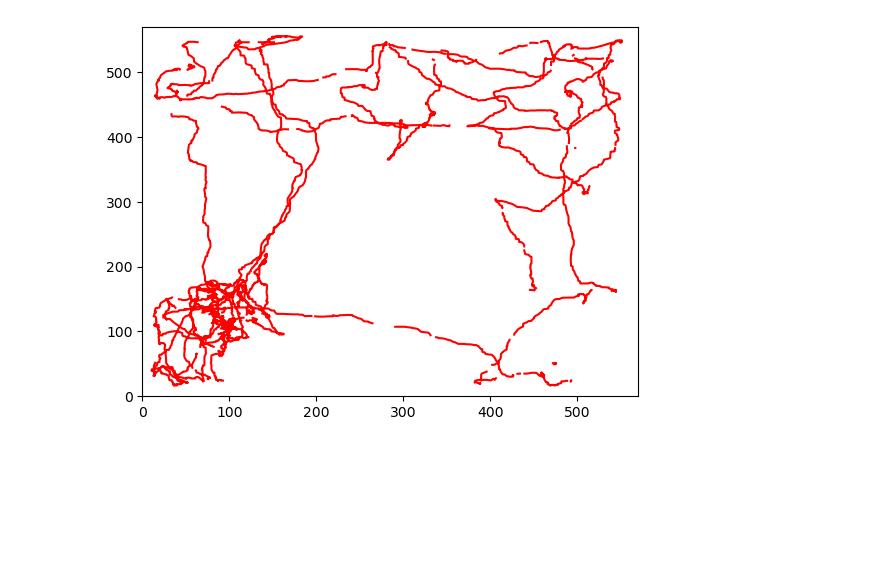
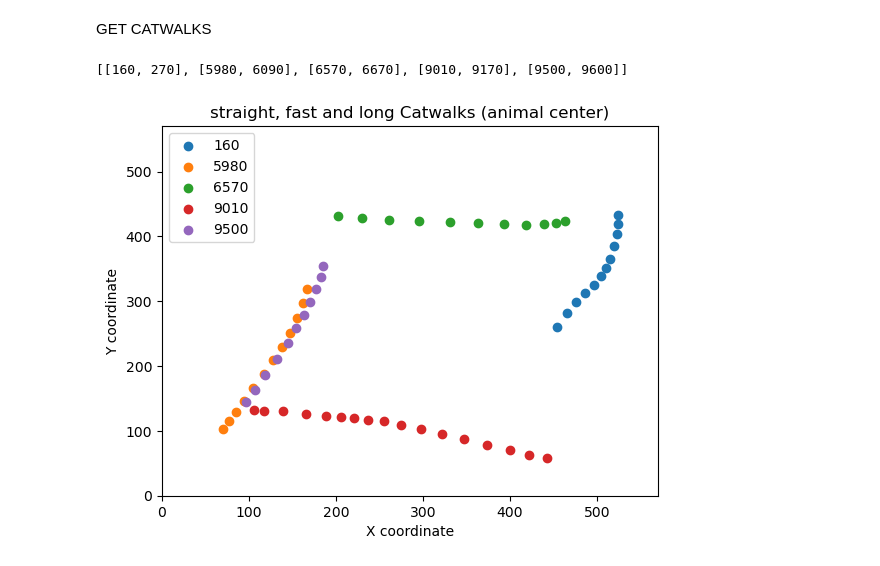
Before and after one commit to NFLandgraf/NFCyber, a Jupyter notebook: GaitAnalysis/analysis.ipynb, the cells around one changed output. Drawn from its saved outputs; the diff is of its cells as text; code cells hidden in the pictures; blank space fills up the shorter version.

```diff
--- a/GaitAnalysis/analysis.ipynb
+++ b/GaitAnalysis/analysis.ipynb
@@ -68,8 +44,0 @@ frames
-# %%
-plt.plot(df['snout_x'], df['snout_y'], color='r')
-plt.xlim(0, x_pixel)
-plt.ylim(0, y_pixel)
-
-plt.show()
-# %% [output]
-[figure, removed]
@@ -75,0 +67,70 @@ plt.show()
+# %% [markdown]
+GET CATWALKS
+# %%
+df_crop = df.iloc[::10]      # only includes every kth row to reduce noise
+min_vector_lengh = 10
+max_angle_diff = 0.15
+min_catwalk_length = 100
+
+
+# get stable position of the animal
+def animal_position(df):
+    # choose bodyparts that are always tracked and take the mean of them per row to have a stable animal position time series
+    position_columns_x = ['middle_x', 'paw_HL_x', 'paw_HR_x','anus_x', 'tail_start_x']
+    position_columns_y = ['middle_y', 'paw_HL_y', 'paw_HR_y','anus_y', 'tail_start_y']
+    row_means_x = df[position_columns_x].mean(axis="columns")
+    row_means_y = df[position_columns_y].mean(axis="columns")
+
+    # create new data frame with animal position
+    pos_df = pd.DataFrame(data={'pos_x': row_means_x, 'pos_y':row_means_y})
+    pos_df = pos_df.rolling(window=10, win_type='gaussian', min_periods=1, center=True).mean(std=1)     # add a gaussian filter over the time series to reduce outlayers
+
+    return pos_df
+
+pos_df = animal_position(df_crop)
+
+# get frames, where the animal is moving straight
+def catwalk(pos_df):
+    # calculate the difference between the k frame and the k-x frame
+    changes = pos_df.diff(periods=1, axis='rows')
+
+    # checks at which frames the vector magnitude is above x
+    vector_lengths = np.sqrt(changes['pos_x']**2 + changes['pos_y']**2)
+    does_move = vector_lengths >= min_vector_lengh
+
+    # checks at which frames, the angle difference is below x
+    angles = np.arctan2(changes['pos_x'], changes['pos_y'])     # angle between the vector (0,0) to (1,0) and the vector (0,0) to (x2,y2)
+    angle_diff = abs(angles.diff(periods=1))
+    does_straight = angle_diff <= max_angle_diff
+
+    # combine both True/False series
+    catwalk_filter = does_move & does_straight
+
+
+    # get True on- and offset
+    catwalk_timestamps = true_on_off_set(catwalk_filter, min_catwalk_length)
+
+    return catwalk_timestamps
+
+catwalk_timestamps = catwalk(pos_df)
+print(catwalk_timestamps)
+
+# add the pos_df to the main df
+pos_df = pos_df.reindex(df.index)
+df = df.join(pos_df)
+
+
+for start, end in catwalk_timestamps:
+    rows2plot = df.loc[start:end]
+    plt.scatter(rows2plot['pos_x'], rows2plot['pos_y'], label=start)
+plt.xlim(0, x_pixel)
+plt.ylim(0, y_pixel)
+plt.xlabel('X coordinate')
+plt.ylabel('Y coordinate')
+plt.legend()
+plt.title('straight, fast and long Catwalks (animal center)')
+
+plt.show()
+# %% [output]
+[[160, 270], [5980, 6090], [6570, 6670], [9010, 9170], [9500, 9600]]
+[figure, added]
```
Also changed, not shown: parts of 6 cells of this notebook, 1 other file.
